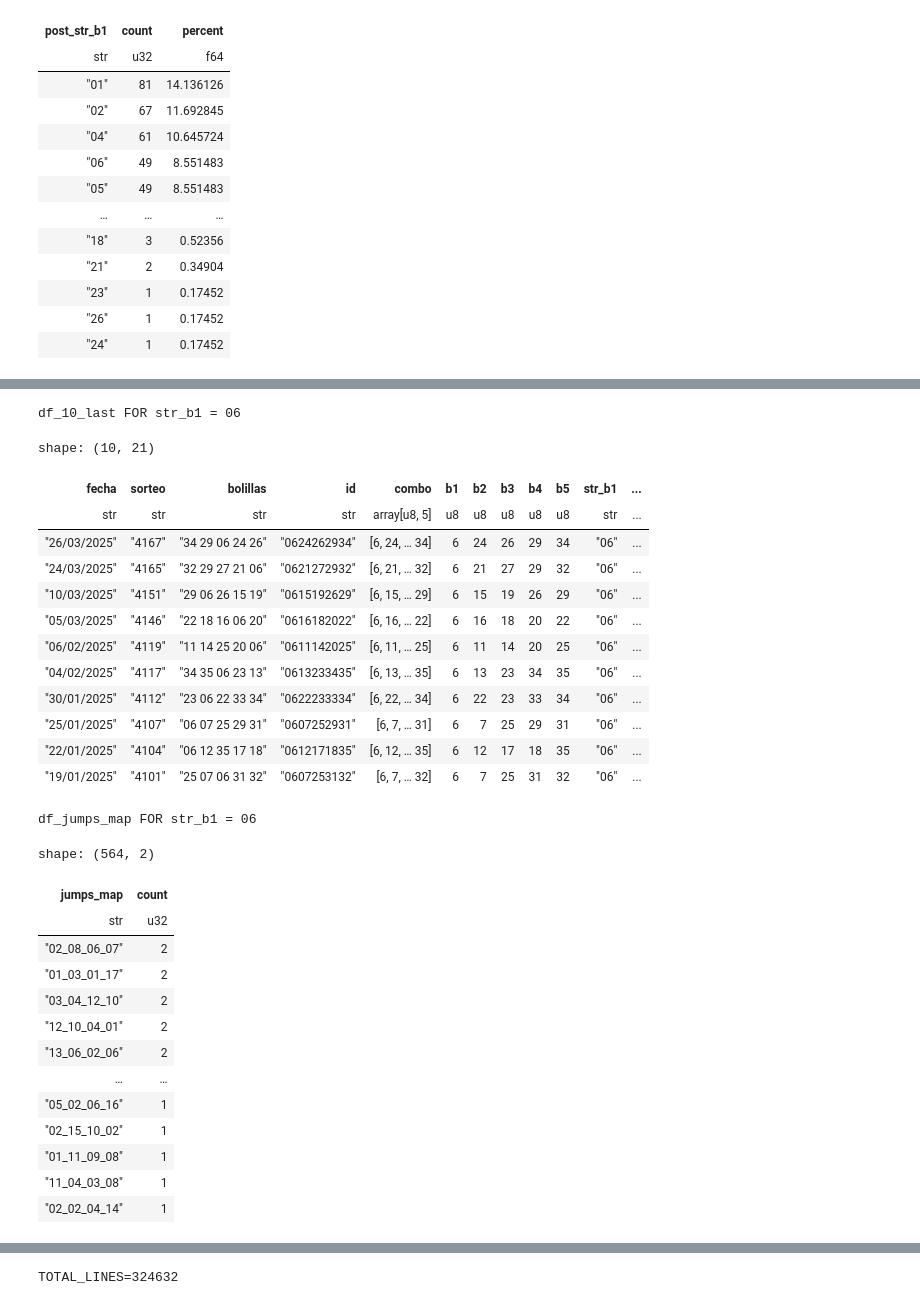
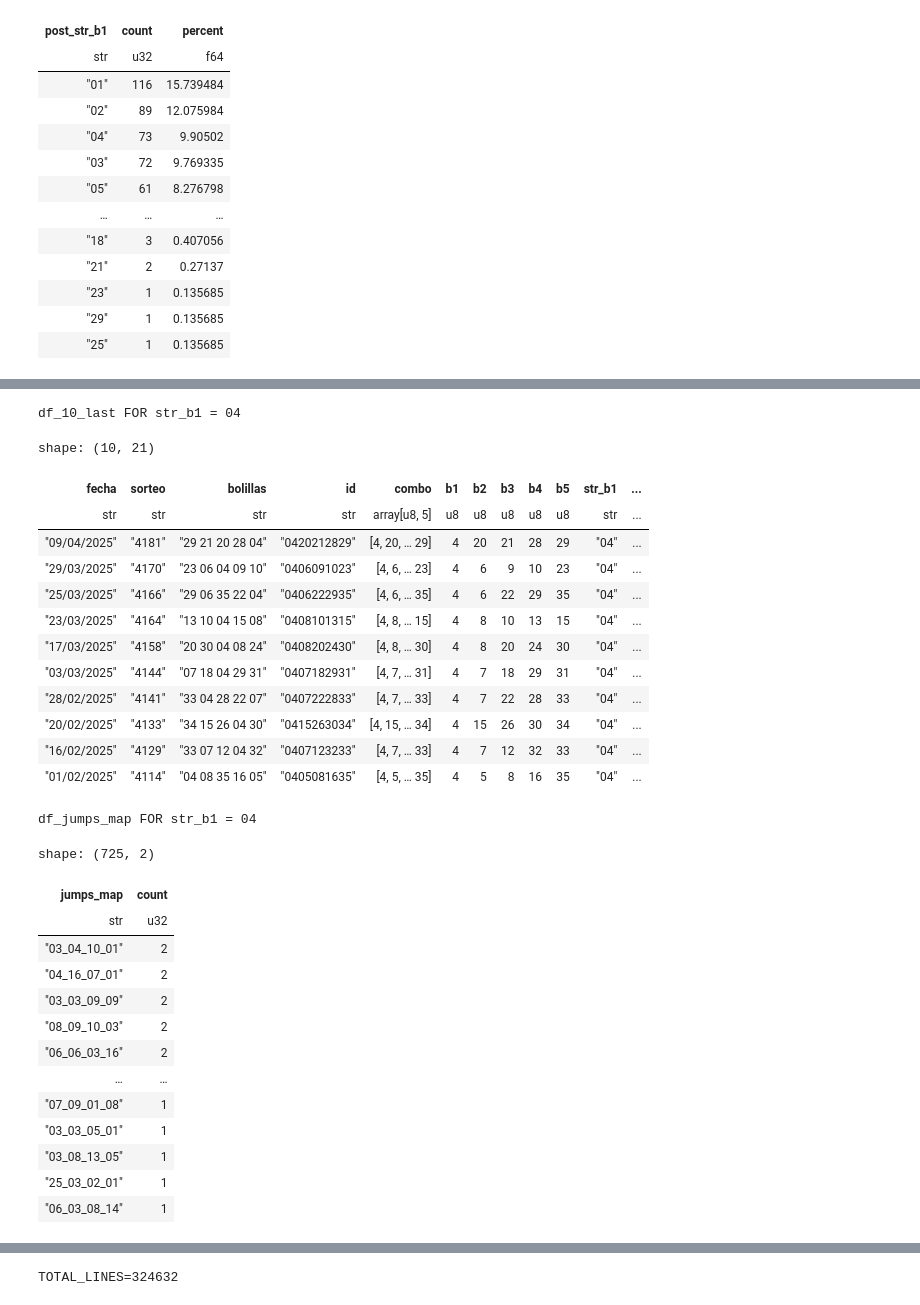
Before and after one commit to coins5/tinkapp.v4, a Jupyter notebook: explore_bolillas_v3_GN.ipynb, the cells around one changed output, grey strips where cells are left out. Saved outputs shown, nothing was run; the diff lists cells and outputs as text; code cells hidden in the pictures.

```diff
--- a/explore_bolillas_v3_GN.ipynb
+++ b/explore_bolillas_v3_GN.ipynb
@@ -193,5 +193,5 @@ def plot_post_col (col: str, post_col: str, test_value: str):
 
   return lst_post_str_b, lst_jumps_map
 # %%
-possible_b1, exclude_jump_maps_b1 = plot_post_col(col='str_b1', post_col='post_str_b1', test_value="06")
+possible_b1, exclude_jump_maps_b1 = plot_post_col(col='str_b1', post_col='post_str_b1', test_value="04")
 # %% [output]
@@ -200,43 +200,43 @@ shape: (25, 3)
 | post_str_b1 | count | percent |
 | str | u32 | f64 |
-| "01" | 81 | 14.136126 |
-| "02" | 67 | 11.692845 |
-| "04" | 61 | 10.645724 |
-| "06" | 49 | 8.551483 |
-| "05" | 49 | 8.551483 |
+| "01" | 116 | 15.739484 |
+| "02" | 89 | 12.075984 |
+| "04" | 73 | 9.90502 |
+| "03" | 72 | 9.769335 |
+| "05" | 61 | 8.276798 |
 | … | … | … |
-| "18" | 3 | 0.52356 |
-| "21" | 2 | 0.34904 |
-| "23" | 1 | 0.17452 |
-| "26" | 1 | 0.17452 |
-| "24" | 1 | 0.17452 |
+| "18" | 3 | 0.407056 |
+| "21" | 2 | 0.27137 |
+| "23" | 1 | 0.135685 |
+| "29" | 1 | 0.135685 |
+| "25" | 1 | 0.135685 |
 [interactive output not drawn]
-df_10_last FOR str_b1 = 06
+df_10_last FOR str_b1 = 04
 shape: (10, 21)
 | fecha | sorteo | bolillas | id | combo | b1 | b2 | b3 | b4 | b5 | str_b1 | ... |
 | str | str | str | str | array[u8, 5] | u8 | u8 | u8 | u8 | u8 | str | ... |
-| "26/03/2025" | "4167" | "34 29 06 24 26" | "0624262934" | [6, 24, … 34] | 6 | 24 | 26 | 29 | 34 | "06" | ... |
-| "24/03/2025" | "4165" | "32 29 27 21 06" | "0621272932" | [6, 21, … 32] | 6 | 21 | 27 | 29 | 32 | "06" | ... |
-| "10/03/2025" | "4151" | "29 06 26 15 19" | "0615192629" | [6, 15, … 29] | 6 | 15 | 19 | 26 | 29 | "06" | ... |
-| "05/03/2025" | "4146" | "22 18 16 06 20" | "0616182022" | [6, 16, … 22] | 6 | 16 | 18 | 20 | 22 | "06" | ... |
-| "06/02/2025" | "4119" | "11 14 25 20 06" | "0611142025" | [6, 11, … 25] | 6 | 11 | 14 | 20 | 25 | "06" | ... |
-| "04/02/2025" | "4117" | "34 35 06 23 13" | "0613233435" | [6, 13, … 35] | 6 | 13 | 23 | 34 | 35 | "06" | ... |
-| "30/01/2025" | "4112" | "23 06 22 33 34" | "0622233334" | [6, 22, … 34] | 6 | 22 | 23 | 33 | 34 | "06" | ... |
-| "25/01/2025" | "4107" | "06 07 25 29 31" | "0607252931" | [6, 7, … 31] | 6 | 7 | 25 | 29 | 31 | "06" | ... |
-| "22/01/2025" | "4104" | "06 12 35 17 18" | "0612171835" | [6, 12, … 35] | 6 | 12 | 17 | 18 | 35 | "06" | ... |
-| "19/01/2025" | "4101" | "25 07 06 31 32" | "0607253132" | [6, 7, … 32] | 6 | 7 | 25 | 31 | 32 | "06" | ... |
+| "09/04/2025" | "4181" | "29 21 20 28 04" | "0420212829" | [4, 20, … 29] | 4 | 20 | 21 | 28 | 29 | "04" | ... |
+| "29/03/2025" | "4170" | "23 06 04 09 10" | "0406091023" | [4, 6, … 23] | 4 | 6 | 9 | 10 | 23 | "04" | ... |
+| "25/03/2025" | "4166" | "29 06 35 22 04" | "0406222935" | [4, 6, … 35] | 4 | 6 | 22 | 29 | 35 | "04" | ... |
+| "23/03/2025" | "4164" | "13 10 04 15 08" | "0408101315" | [4, 8, … 15] | 4 | 8 | 10 | 13 | 15 | "04" | ... |
+| "17/03/2025" | "4158" | "20 30 04 08 24" | "0408202430" | [4, 8, … 30] | 4 | 8 | 20 | 24 | 30 | "04" | ... |
+| "03/03/2025" | "4144" | "07 18 04 29 31" | "0407182931" | [4, 7, … 31] | 4 | 7 | 18 | 29 | 31 | "04" | ... |
+| "28/02/2025" | "4141" | "33 04 28 22 07" | "0407222833" | [4, 7, … 33] | 4 | 7 | 22 | 28 | 33 | "04" | ... |
+| "20/02/2025" | "4133" | "34 15 26 04 30" | "0415263034" | [4, 15, … 34] | 4 | 15 | 26 | 30 | 34 | "04" | ... |
+| "16/02/2025" | "4129" | "33 07 12 04 32" | "0407123233" | [4, 7, … 33] | 4 | 7 | 12 | 32 | 33 | "04" | ... |
+| "01/02/2025" | "4114" | "04 08 35 16 05" | "0405081635" | [4, 5, … 35] | 4 | 5 | 8 | 16 | 35 | "04" | ... |
-df_jumps_map FOR str_b1 = 06
+df_jumps_map FOR str_b1 = 04
-shape: (564, 2)
+shape: (725, 2)
 | jumps_map | count |
 | str | u32 |
-| "02_08_06_07" | 2 |
-| "01_03_01_17" | 2 |
-| "03_04_12_10" | 2 |
-| "12_10_04_01" | 2 |
-| "13_06_02_06" | 2 |
+| "03_04_10_01" | 2 |
+| "04_16_07_01" | 2 |
+| "03_03_09_09" | 2 |
+| "08_09_10_03" | 2 |
+| "06_06_03_16" | 2 |
 | … | … |
-| "05_02_06_16" | 1 |
-| "02_15_10_02" | 1 |
-| "01_11_09_08" | 1 |
-| "11_04_03_08" | 1 |
-| "02_02_04_14" | 1 |
+| "07_09_01_08" | 1 |
+| "03_03_05_01" | 1 |
+| "03_08_13_05" | 1 |
+| "25_03_02_01" | 1 |
+| "06_03_08_14" | 1 |
```
Also changed, not shown: parts of 5 cells of this notebook.
